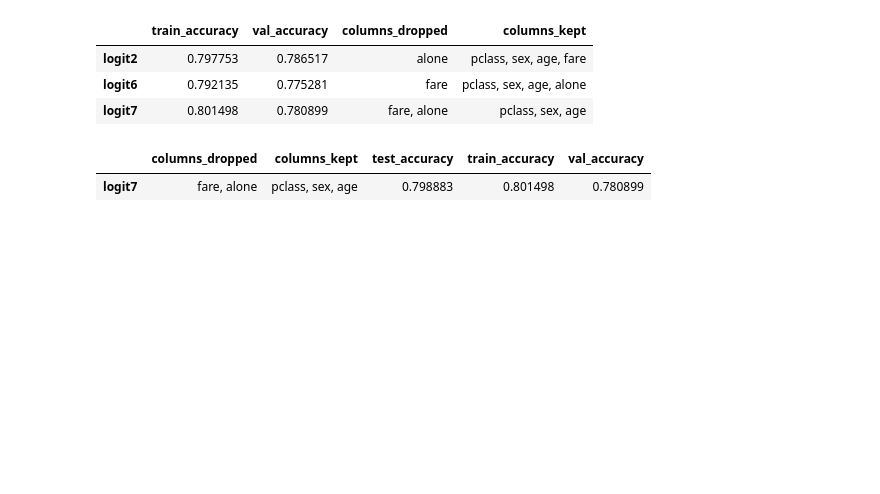
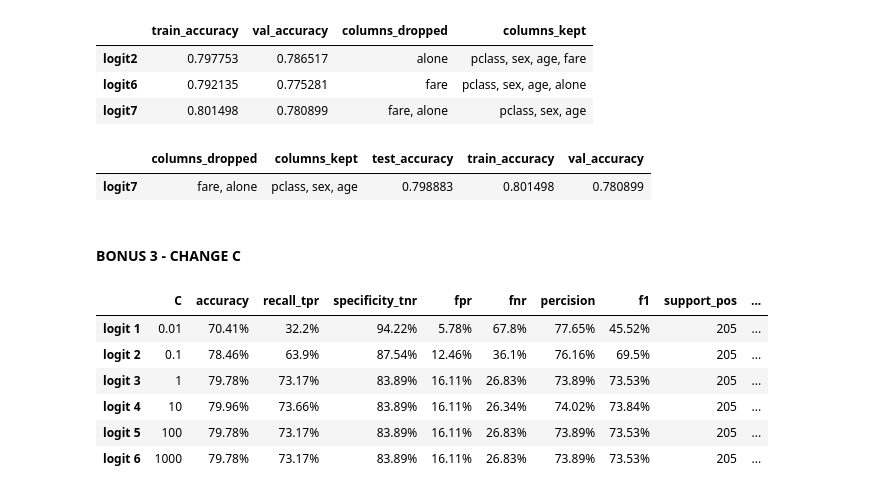
Before and after one commit to morgancross2/classification-exercises, a Jupyter notebook: model.ipynb, the cells around one changed output. Saved outputs shown, nothing was run; the diff lists cells and outputs as text; code cells hidden in the pictures; blank space fills up the shorter version.

```diff
--- a/model.ipynb
+++ b/model.ipynb
@@ -1480,3 +1501,17 @@ pd.DataFrame(best_model).T
 # %% [output]
 |  | columns_dropped | columns_kept | test_accuracy | train_accuracy | val_accuracy |
 | logit7 | fare, alone | pclass, sex, age | 0.798883 | 0.801498 | 0.780899 |
+# %% [markdown]
+#### BONUS 3 - CHANGE C
+# %%
+models, odds = model.binary_logisticregression_data(X_train0, y_train0)
+# %%
+models
+# %% [output]
+|  | C | accuracy | recall_tpr | specificity_tnr | fpr | fnr | percision | f1 | support_pos | ... |
+| logit 1 | 0.01 | 70.41% | 32.2% | 94.22% | 5.78% | 67.8% | 77.65% | 45.52% | 205 | ... |
+| logit 2 | 0.1 | 78.46% | 63.9% | 87.54% | 12.46% | 36.1% | 76.16% | 69.5% | 205 | ... |
+| logit 3 | 1 | 79.78% | 73.17% | 83.89% | 16.11% | 26.83% | 73.89% | 73.53% | 205 | ... |
+| logit 4 | 10 | 79.96% | 73.66% | 83.89% | 16.11% | 26.34% | 74.02% | 73.84% | 205 | ... |
+| logit 5 | 100 | 79.78% | 73.17% | 83.89% | 16.11% | 26.83% | 73.89% | 73.53% | 205 | ... |
+| logit 6 | 1000 | 79.78% | 73.17% | 83.89% | 16.11% | 26.83% | 73.89% | 73.53% | 205 | ... |
```
Also changed, not shown: parts of 10 cells of this notebook, 1 other file.
